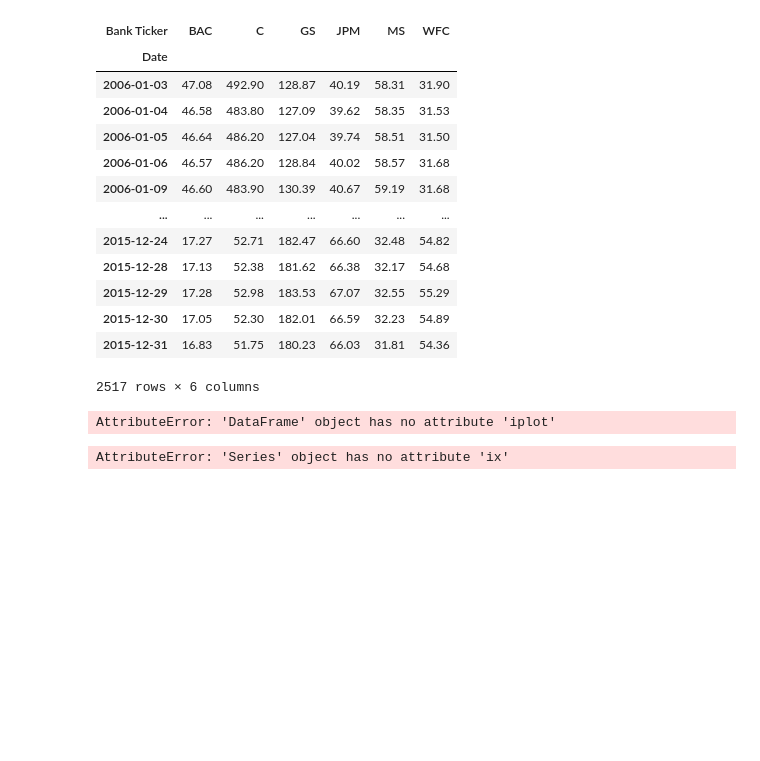
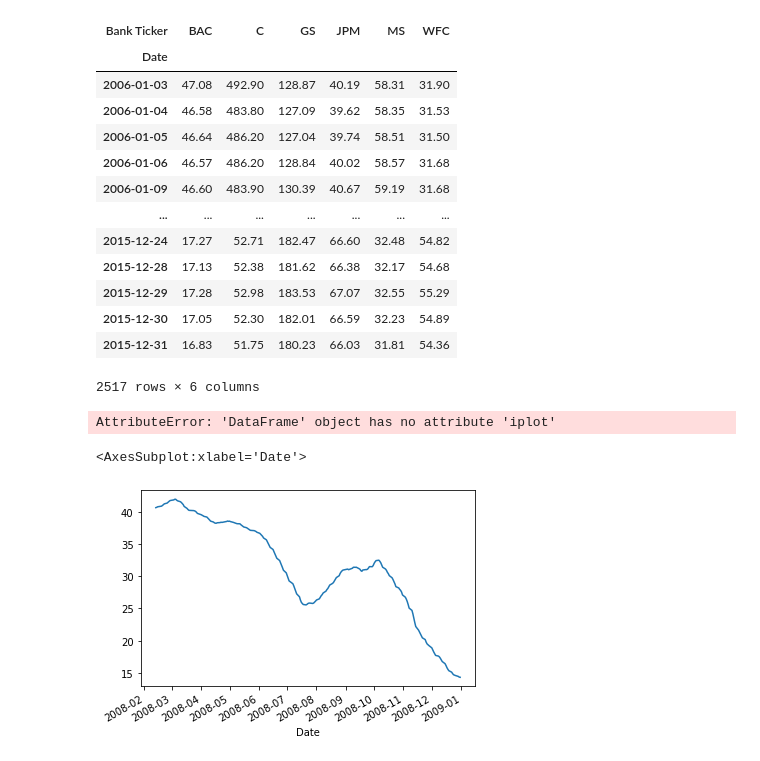
Before and after one commit to pradhan-asish/Capstone-Projects, a Jupyter notebook: Capstone-Project-All_Banks.ipynb, the cells around one changed output. Drawn from its saved outputs; the diff is of its cells as text; code cells hidden in the pictures; blank space fills up the shorter version.

```diff
--- a/Capstone-Project-All_Banks.ipynb
+++ b/Capstone-Project-All_Banks.ipynb
@@ -216,6 +216,7 @@ all_bank.xs(key='Close',axis=1,level='Stock Info').iplot()
 # %% [output]
 AttributeError: 'DataFrame' object has no attribute 'iplot'
 # %%
-BAC['Close'].lo['2008-01-01','2009-01-01']
+BAC['Close'].loc['2008-01-01':'2009-01-01'].rolling(window=30).mean().plot()
 # %% [output]
-AttributeError: 'Series' object has no attribute 'ix'
+<AxesSubplot:xlabel='Date'>
+[figure, added]
```
